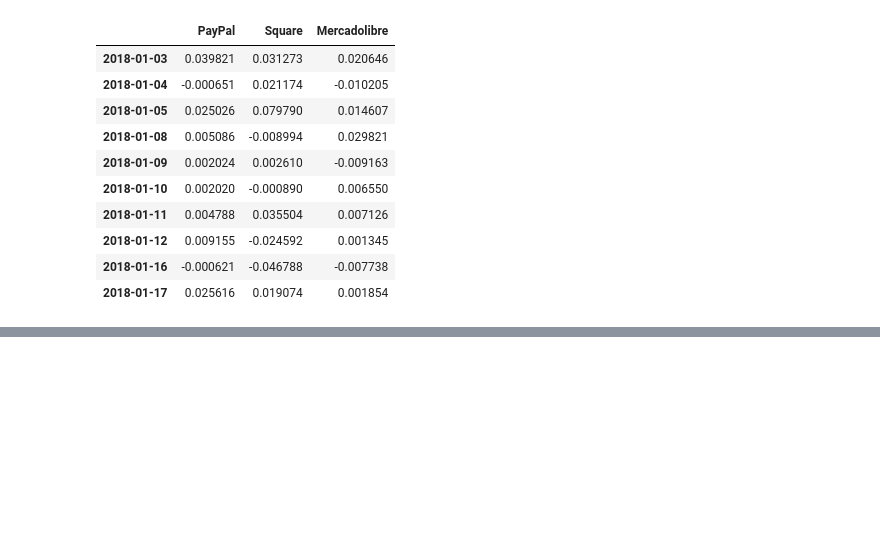
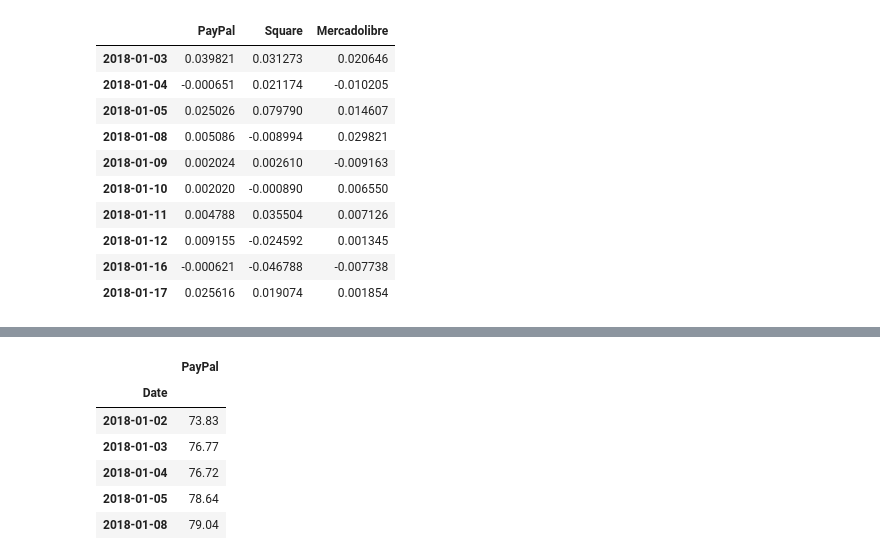
Before and after one commit to dmwalls24/FinTech_Portfolio_Dash, a Jupyter notebook: notebooks/samuel's_notebooks/Notebook(std).ipynb, the cells around one changed output, grey strips where cells are left out. Cells and saved outputs as stored; diff of their text form; code cells hidden in the pictures; blank space fills up the shorter version.

```diff
--- a/notebooks/samuel's_notebooks/Notebook(std).ipynb
+++ b/notebooks/samuel's_notebooks/Notebook(std).ipynb
@@ -84,0 +98,13 @@ fintech_std.hvplot.line(label = "Standard Deviation Between 2018 - 2021", xlabel
+# %%
+csv_path = Path("./stock_data/second_half.csv/")
+second_half_data = pd.read_csv(csv_path, index_col = "Date")
+second_half_data.sort_index(ascending = True, inplace = True)
+second_half_data.head()
+# %% [output]
+|  | PayPal |
+| Date |  |
+| 2018-01-02 | 73.83 |
+| 2018-01-03 | 76.77 |
+| 2018-01-04 | 76.72 |
+| 2018-01-05 | 78.64 |
+| 2018-01-08 | 79.04 |
```
Also changed, not shown: parts of 18 cells of this notebook, 9 other files.
